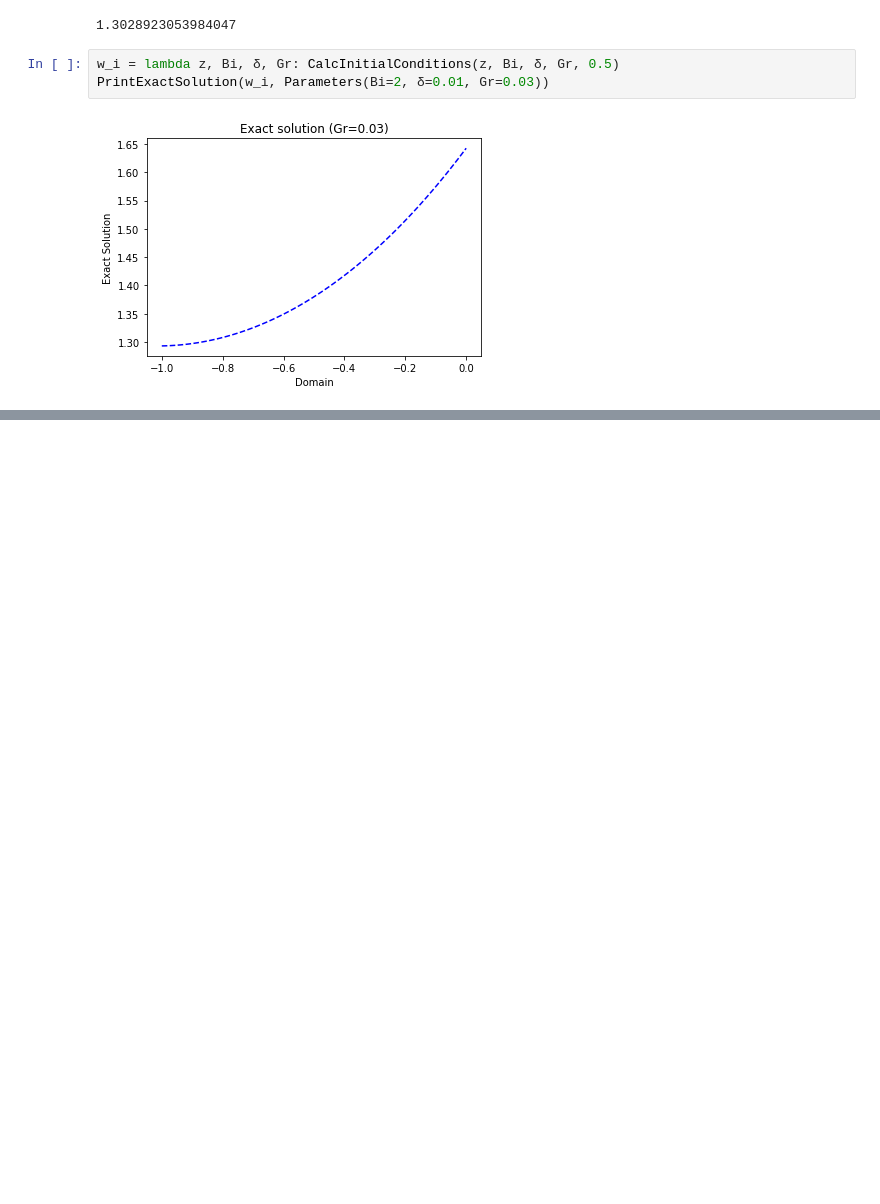
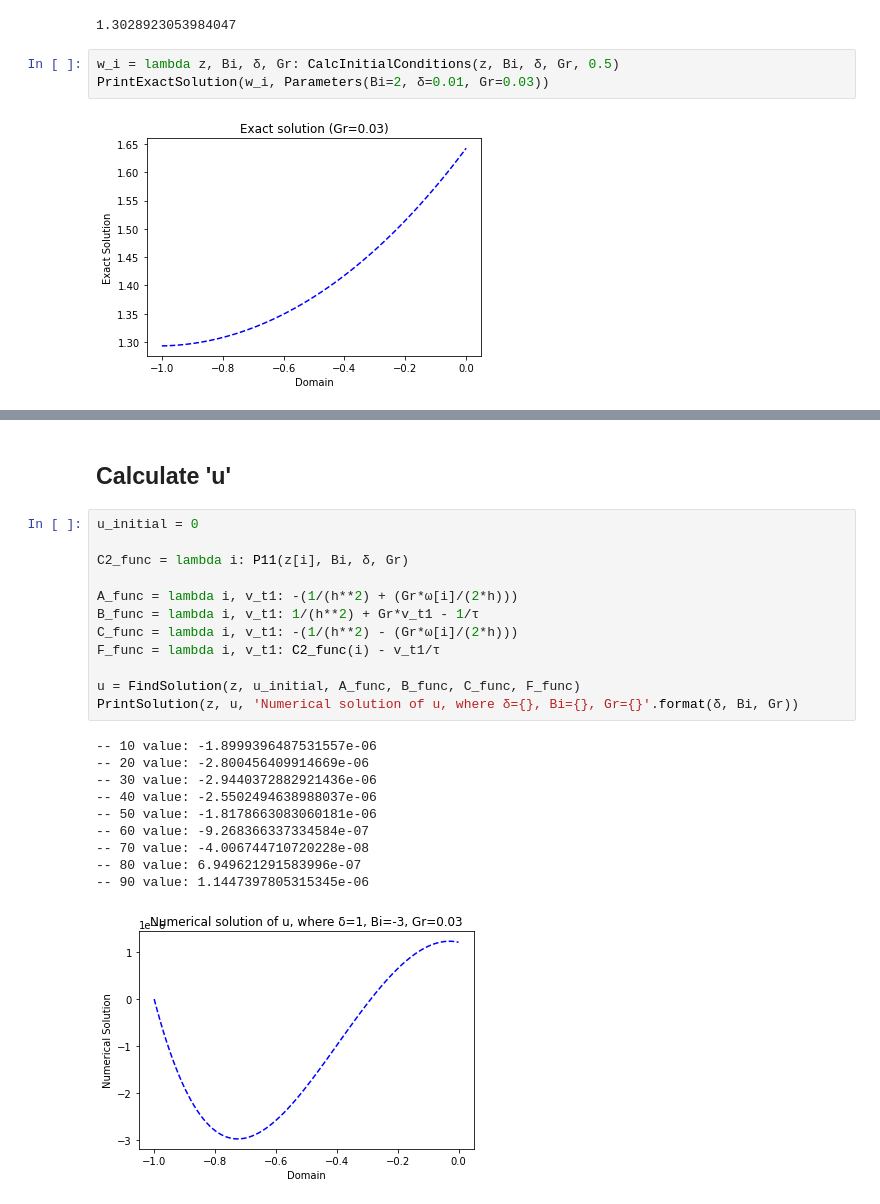
Before and after one commit to SvetlanaSV04/SolveSystemTDMS, a Jupyter notebook: solve.ipynb, the cells around one changed output, grey strips where cells are left out. Drawn from its saved outputs; the diff is of its cells as text; blank space fills up the shorter version.

```diff
--- a/solve.ipynb
+++ b/solve.ipynb
@@ -171,0 +283,25 @@ PrintExactSolution(w_i, Parameters(Bi=2, δ=0.01, Gr=0.03))
+# %% [markdown]
+## Calculate 'u'
+# %%
+u_initial = 0
+
+C2_func = lambda i: P11(z[i], Bi, δ, Gr)
+
+A_func = lambda i, v_t1: -(1/(h**2) + (Gr*ω[i]/(2*h)))
+B_func = lambda i, v_t1: 1/(h**2) + Gr*v_t1 - 1/τ
+C_func = lambda i, v_t1: -(1/(h**2) - (Gr*ω[i]/(2*h)))
+F_func = lambda i, v_t1: C2_func(i) - v_t1/τ
+
+u = FindSolution(z, u_initial, A_func, B_func, C_func, F_func)
+PrintSolution(z, u, 'Numerical solution of u, where δ={}, Bi={}, Gr={}'.format(δ, Bi, Gr))
+# %% [output]
+-- 10 value: -1.8999396487531557e-06
+-- 20 value: -2.800456409914669e-06
+-- 30 value: -2.9440372882921436e-06
+-- 40 value: -2.5502494638988037e-06
+-- 50 value: -1.8178663083060181e-06
+-- 60 value: -9.268366337334584e-07
+-- 70 value: -4.006744710720228e-08
+-- 80 value: 6.949621291583996e-07
+-- 90 value: 1.1447397805315345e-06
+[figure, added]
```
Also changed, not shown: parts of 8 cells of this notebook.
